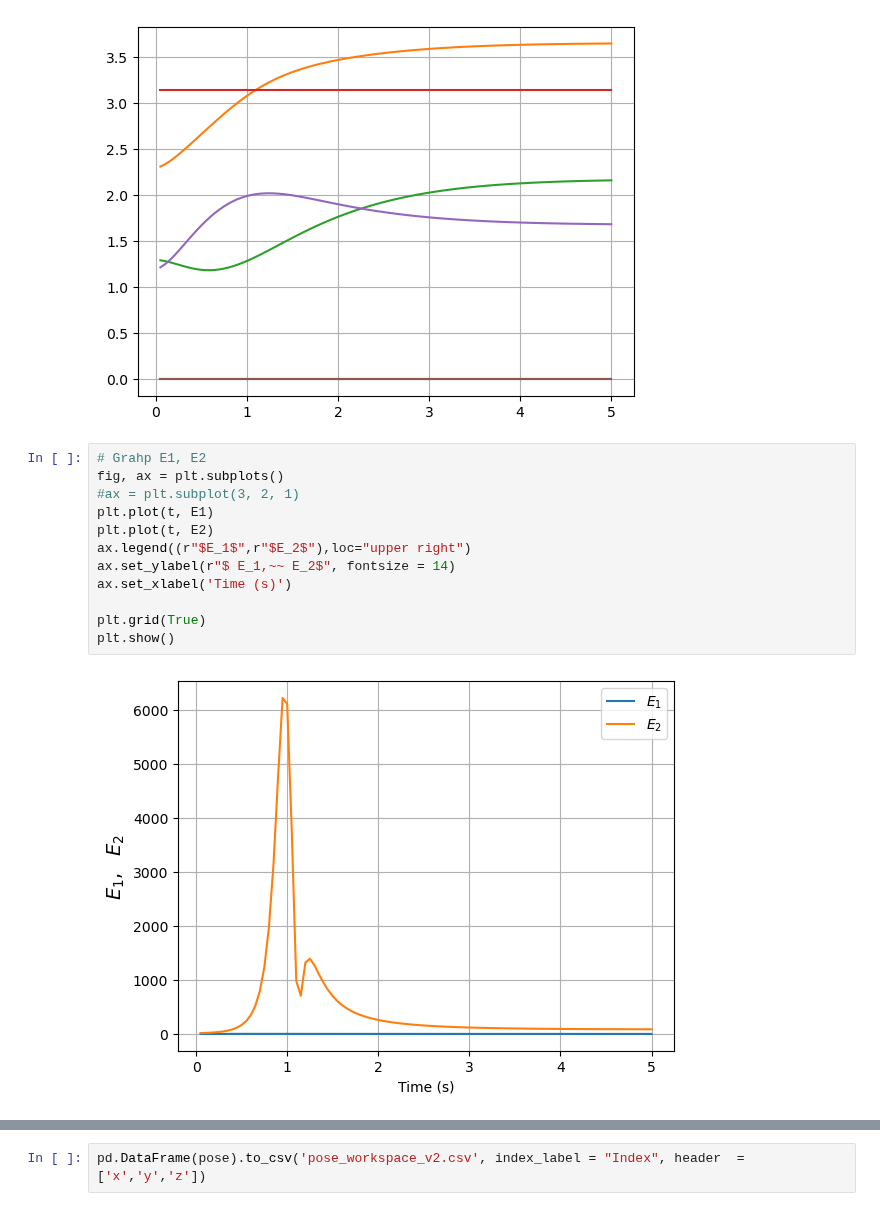
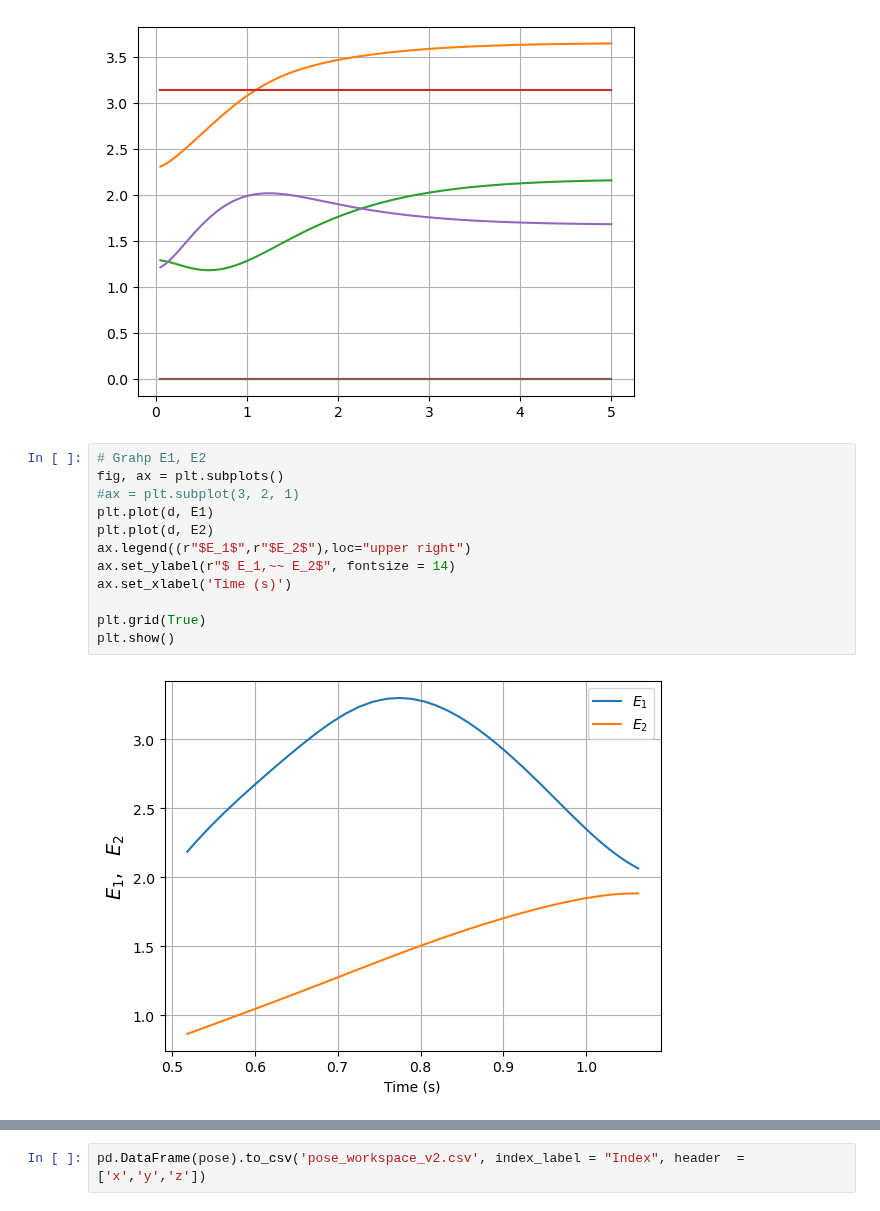
Before and after one commit to Betancourt20/Pinocchio_examples, a Jupyter notebook: JacoKinova/workspaceanalysis_loop/Trajectory_analysis.ipynb, the cells around one changed output, grey strips where cells are left out. Cells and saved outputs as stored; diff of their text form.

```diff
--- a/JacoKinova/workspaceanalysis_loop/Trajectory_analysis.ipynb
+++ b/JacoKinova/workspaceanalysis_loop/Trajectory_analysis.ipynb
@@ -200,17 +200,17 @@ plt.show()
 # %%
 # Grahp E1, E2
 fig, ax = plt.subplots()
 #ax = plt.subplot(3, 2, 1)
-plt.plot(t, E1)
-plt.plot(t, E2)
+plt.plot(d, E1)
+plt.plot(d, E2)
 ax.legend((r"$E_1$",r"$E_2$"),loc="upper right")
 ax.set_ylabel(r"$ E_1,~~ E_2$", fontsize = 14)
 ax.set_xlabel('Time (s)')
 
 plt.grid(True)
 plt.show()
 # %% [output]
-[figure, old version]
+[figure, new version]
 # %%
 #Graph kappa
 fig, ax = plt.subplots()
```
Also changed, not shown: parts of 6 cells of this notebook, 4 other files.
